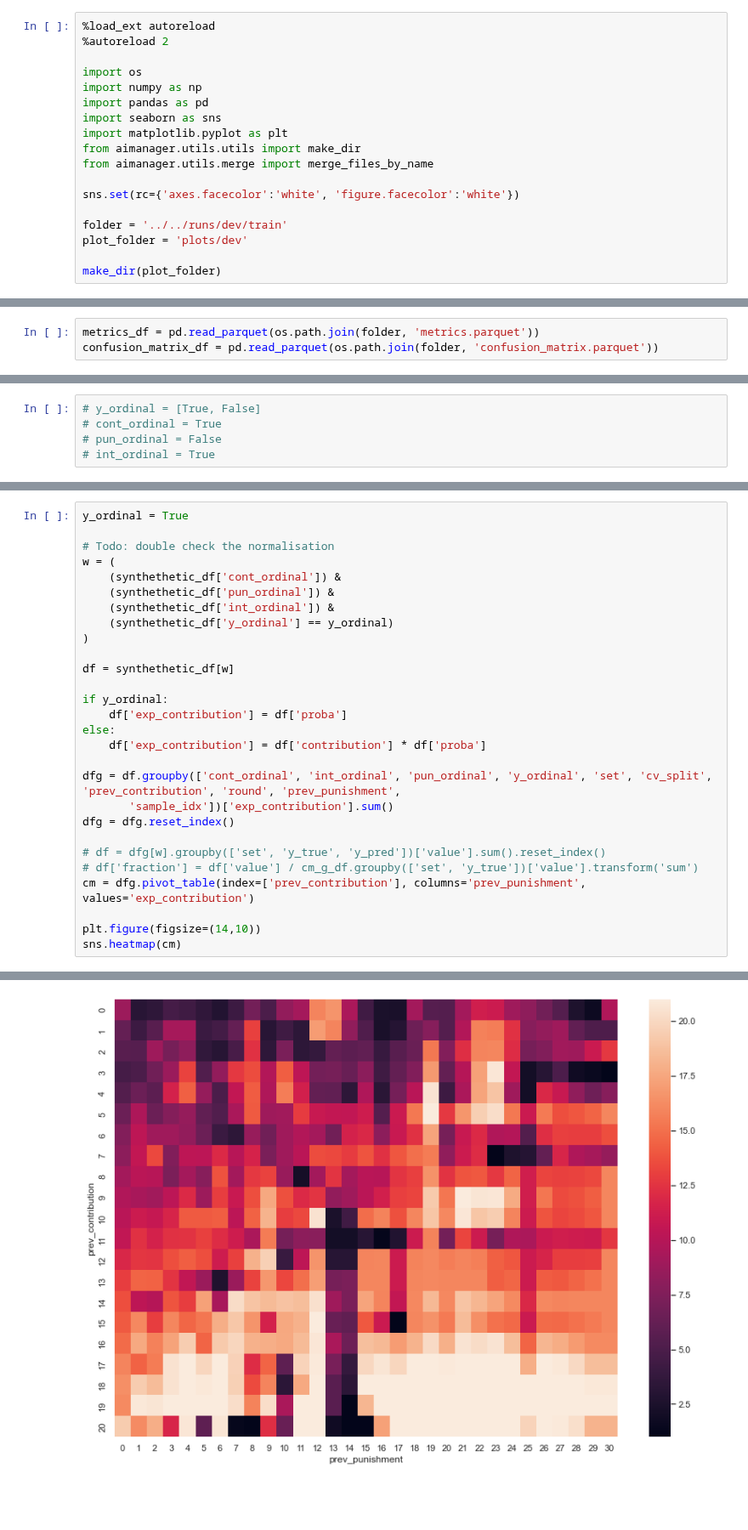
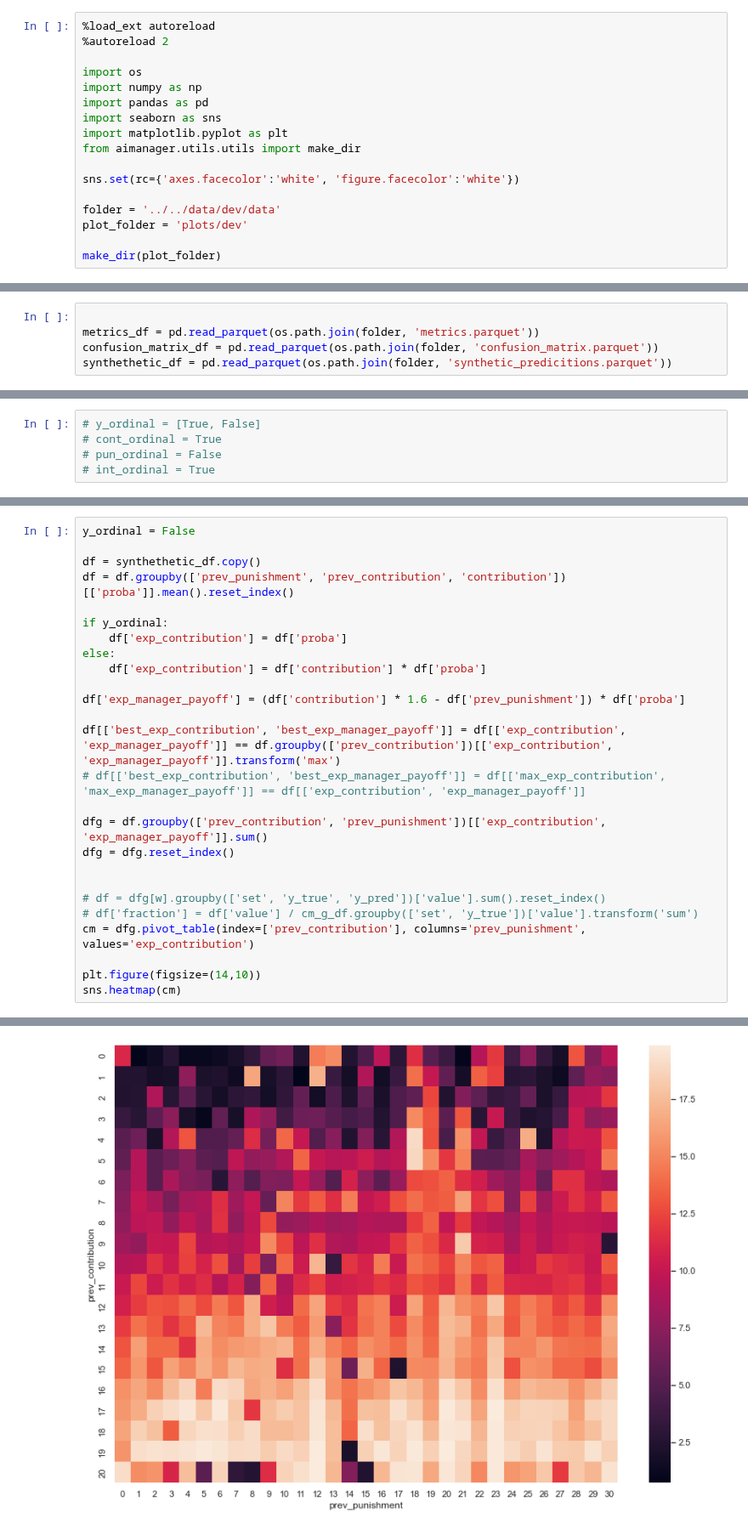
Before and after one commit to center-for-humans-and-machines/algorithmic-institutions, a Jupyter notebook: notebooks/vis/dev.ipynb, the cells around one changed output, grey strips where cells are left out. Shown at 85% size. Drawn from its saved outputs; the diff is of its cells as text; blank space fills up the shorter version.

```diff
--- a/notebooks/vis/dev.ipynb
+++ b/notebooks/vis/dev.ipynb
@@ -8,11 +8,10 @@ import pandas as pd
 import seaborn as sns
 import matplotlib.pyplot as plt
 from aimanager.utils.utils import make_dir
-from aimanager.utils.merge import merge_files_by_name
 
 sns.set(rc={'axes.facecolor':'white', 'figure.facecolor':'white'})
 
-folder = '../../runs/dev/train'
+folder = '../../data/dev/data'
 plot_folder = 'plots/dev'
 
 make_dir(plot_folder)
@@ -19,6 +21,8 @@ make_dir(plot_folder)
 # %%
+
 metrics_df = pd.read_parquet(os.path.join(folder, 'metrics.parquet'))
 confusion_matrix_df = pd.read_parquet(os.path.join(folder, 'confusion_matrix.parquet'))
+synthethetic_df = pd.read_parquet(os.path.join(folder, 'synthetic_predicitions.parquet'))
 # %%
 metrics_df.columns
 # %% [output]
@@ -132,24 +75,22 @@ df.tail(2)
 # %%
-y_ordinal = True
+y_ordinal = False
 
-# Todo: double check the normalisation
-w = (
-    (synthethetic_df['cont_ordinal']) &
-    (synthethetic_df['pun_ordinal']) &
-    (synthethetic_df['int_ordinal']) &
-    (synthethetic_df['y_ordinal'] == y_ordinal)
-)
-
-df = synthethetic_df[w]
+df = synthethetic_df.copy()
+df = df.groupby(['prev_punishment', 'prev_contribution', 'contribution'])[['proba']].mean().reset_index()
 
 if y_ordinal:
     df['exp_contribution'] = df['proba']
 else:
     df['exp_contribution'] = df['contribution'] * df['proba']
 
-dfg = df.groupby(['cont_ordinal', 'int_ordinal', 'pun_ordinal', 'y_ordinal', 'set', 'cv_split', 'prev_contribution', 'round', 'prev_punishment',
-       'sample_idx'])['exp_contribution'].sum()
+df['exp_manager_payoff'] = (df['contribution'] * 1.6 - df['prev_punishment']) * df['proba']
+
+df[['best_exp_contribution', 'best_exp_manager_payoff']] = df[['exp_contribution', 'exp_manager_payoff']] == df.groupby(['prev_contribution'])[['exp_contribution', 'exp_manager_payoff']].transform('max')
+# df[['best_exp_contribution', 'best_exp_manager_payoff']] = df[['max_exp_contribution', 'max_exp_manager_payoff']] == df[['exp_contribution', 'exp_manager_payoff']]
+
+dfg = df.groupby(['prev_contribution', 'prev_punishment'])[['exp_contribution', 'exp_manager_payoff']].sum()
 dfg = dfg.reset_index()
+
 
 # df = dfg[w].groupby(['set', 'y_true', 'y_pred'])['value'].sum().reset_index()
 # df['fraction'] = df['value'] / cm_g_df.groupby(['set', 'y_true'])['value'].transform('sum')
@@ -167 +103 @@ See the caveats in the documentation: https://pandas.pydata.org/pandas-docs/stab
-[figure, old version]
+[figure, new version]
```
Also changed, not shown: parts of 19 cells of this notebook, 16 other files.
